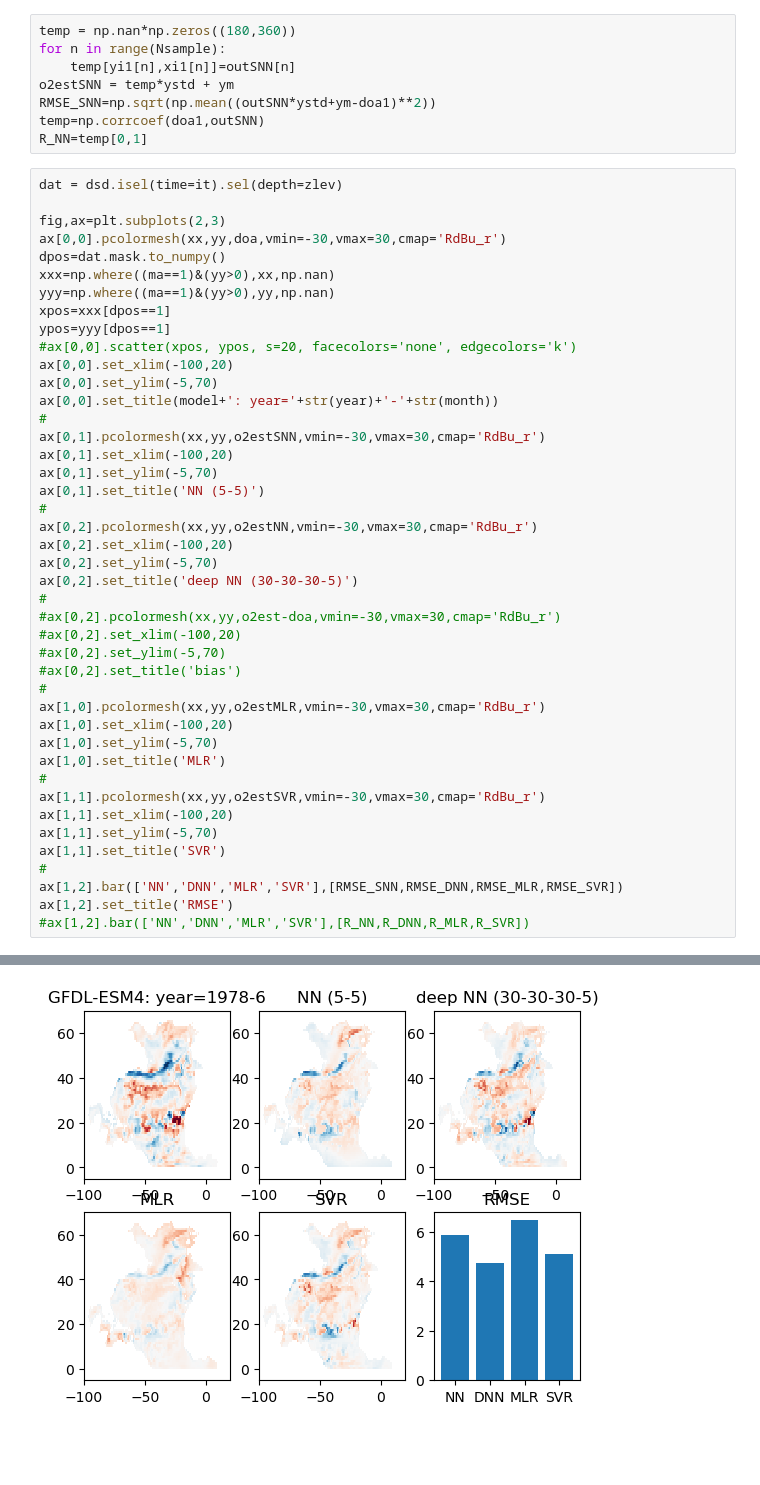
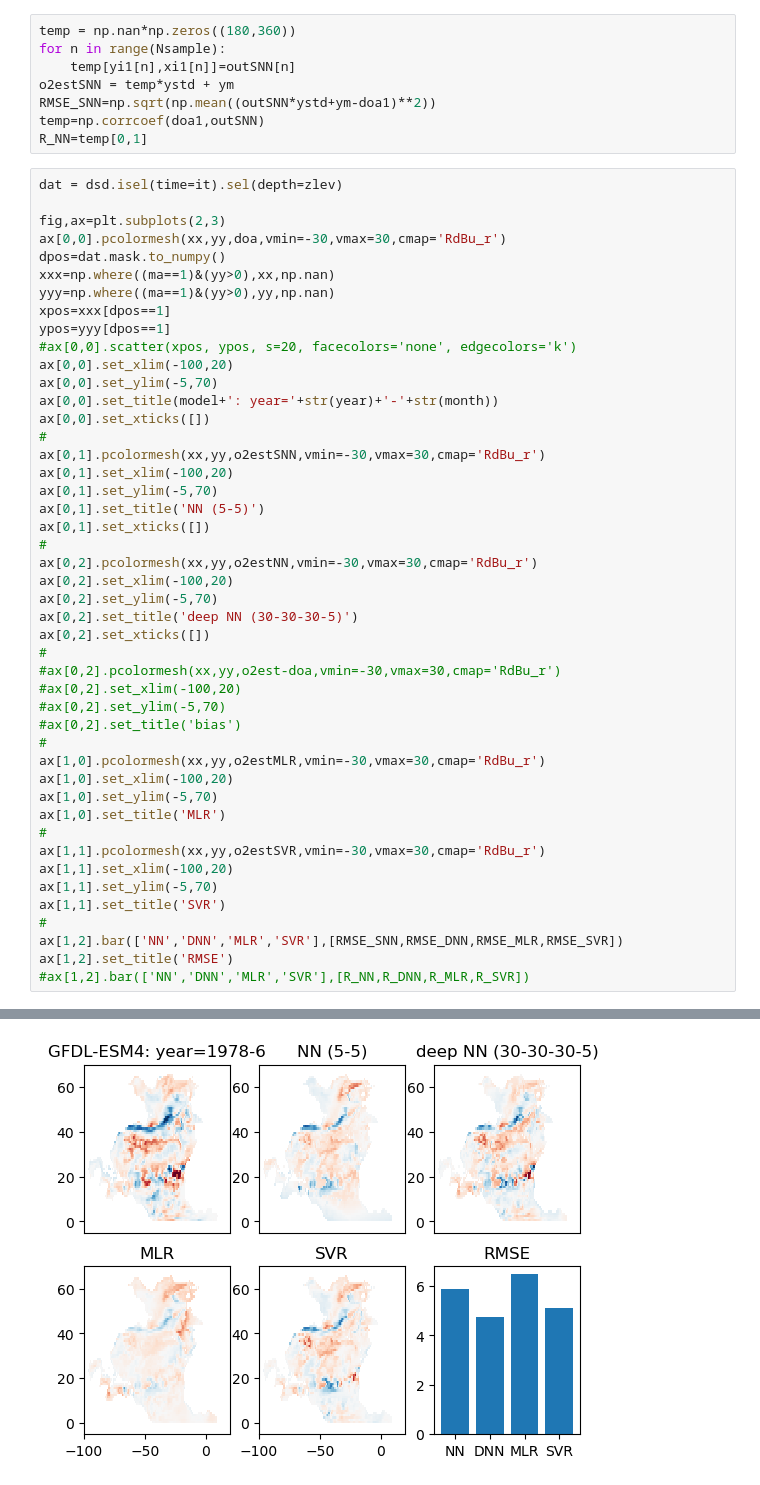
Before and after one commit to takaito1/ML4O2, a Jupyter notebook: develop/o2mod_example.ipynb, the cells around one changed output, grey strips where cells are left out. Cells and saved outputs as stored; diff of their text form; blank space fills up the shorter version.

```diff
--- a/develop/o2mod_example.ipynb
+++ b/develop/o2mod_example.ipynb
@@ -409,35 +431,38 @@ ypos=yyy[dpos==1]
 ax[0,0].set_xlim(-100,20)
 ax[0,0].set_ylim(-5,70)
 ax[0,0].set_title(model+': year='+str(year)+'-'+str(month))
+ax[0,0].set_xticks([])
 #
 ax[0,1].pcolormesh(xx,yy,o2estSNN,vmin=-30,vmax=30,cmap='RdBu_r')
 ax[0,1].set_xlim(-100,20)
 ax[0,1].set_ylim(-5,70)
 ax[0,1].set_title('NN (5-5)')
+ax[0,1].set_xticks([])
 #
 ax[0,2].pcolormesh(xx,yy,o2estNN,vmin=-30,vmax=30,cmap='RdBu_r')
 ax[0,2].set_xlim(-100,20)
 ax[0,2].set_ylim(-5,70)
 ax[0,2].set_title('deep NN (30-30-30-5)')
+ax[0,2].set_xticks([])
 #
 #ax[0,2].pcolormesh(xx,yy,o2est-doa,vmin=-30,vmax=30,cmap='RdBu_r')
 #ax[0,2].set_xlim(-100,20)
 #ax[0,2].set_ylim(-5,70)
 #ax[0,2].set_title('bias')
 #
 ax[1,0].pcolormesh(xx,yy,o2estMLR,vmin=-30,vmax=30,cmap='RdBu_r')
 ax[1,0].set_xlim(-100,20)
 ax[1,0].set_ylim(-5,70)
 ax[1,0].set_title('MLR')
 #
 ax[1,1].pcolormesh(xx,yy,o2estSVR,vmin=-30,vmax=30,cmap='RdBu_r')
 ax[1,1].set_xlim(-100,20)
 ax[1,1].set_ylim(-5,70)
 ax[1,1].set_title('SVR')
 #
 ax[1,2].bar(['NN','DNN','MLR','SVR'],[RMSE_SNN,RMSE_DNN,RMSE_MLR,RMSE_SVR])
 ax[1,2].set_title('RMSE')
 #ax[1,2].bar(['NN','DNN','MLR','SVR'],[R_NN,R_DNN,R_MLR,R_SVR])
 # %% [output]
 Text(0.5, 1.0, 'RMSE')
-[figure, old version]
+[figure, new version]
```
Also changed, not shown: parts of 14 cells of this notebook.
